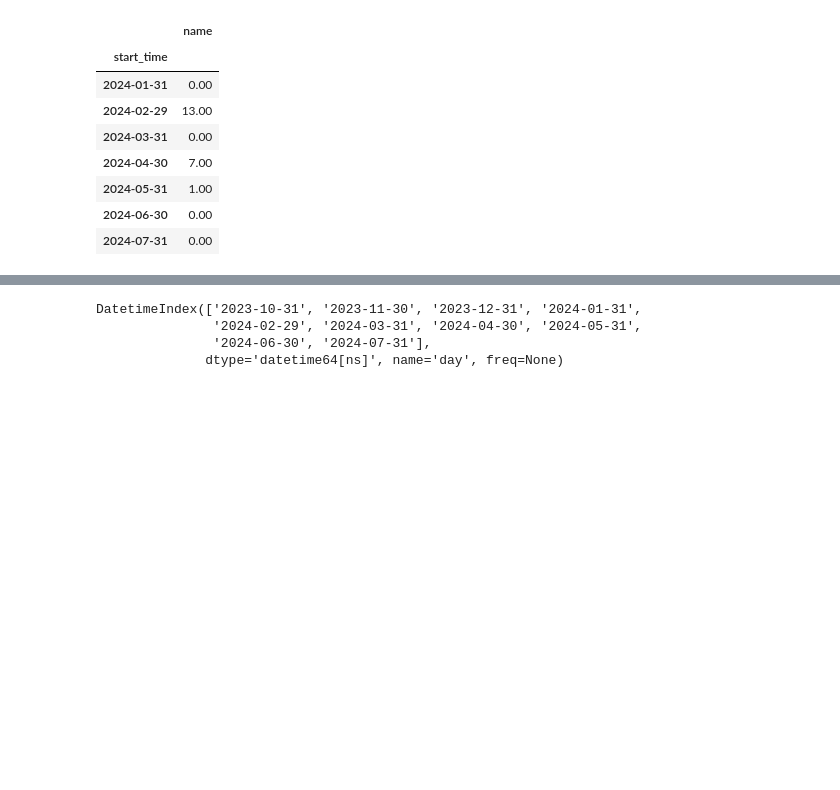
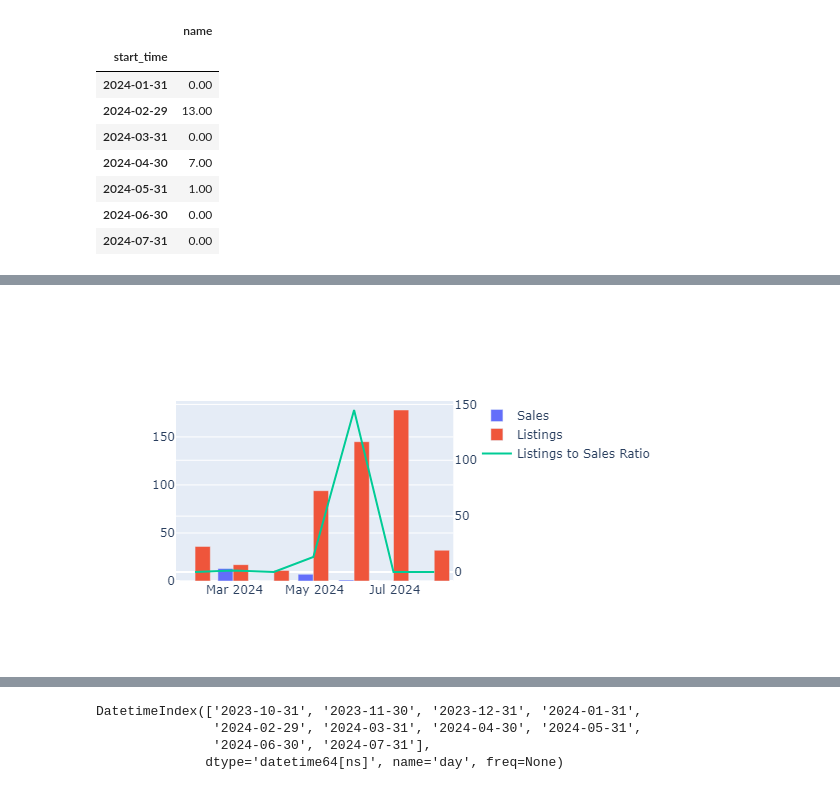
Before and after one commit to BrandynHamilton/box_domains, a Jupyter notebook: eda.ipynb, the cells around one changed output, grey strips where cells are left out. Drawn from its saved outputs; the diff is of its cells as text; code cells hidden in the pictures; blank space fills up the shorter version.

```diff
--- a/eda.ipynb
+++ b/eda.ipynb
@@ -1189,3 +1323,39 @@ For example, when doing 'df[col].method(value, inplace=True)', try using 'df.met
+# %%
+listing_to_sales_fig = make_subplots(specs=[[{"secondary_y": True}]])
+
+# Add bar chart for sales
+listing_to_sales_fig.add_trace(
+    go.Bar(
+        x=monthly_listings.index,
+        y=monthly_listings['sales'],
+        name='Sales'
+    ),
+    secondary_y=False
+)
+
+listing_to_sales_fig.add_trace(
+    go.Bar(
+        x=monthly_listings.index,
+        y=monthly_listings['listings'],
+        name='Listings'
+    ),
+    secondary_y=False
+)
+
+# Add line chart for cumulative sales
+listing_to_sales_fig.add_trace(
+    go.Scatter(
+        x=monthly_listings.index,
+        y=monthly_listings['listings_to_sales_ratio'],
+        name='Listings to Sales Ratio',
+        mode='lines'
+    ),
+    secondary_y=True
+)
+
+listing_to_sales_fig.show()
+# %% [output]
+[figure, added]
 # %%
 monthly_mints = box_domains_mints.resample('M').count()
 monthly_mints.reset_index(inplace=True)
```
Also changed, not shown: parts of 90 cells of this notebook, 1 other file.
